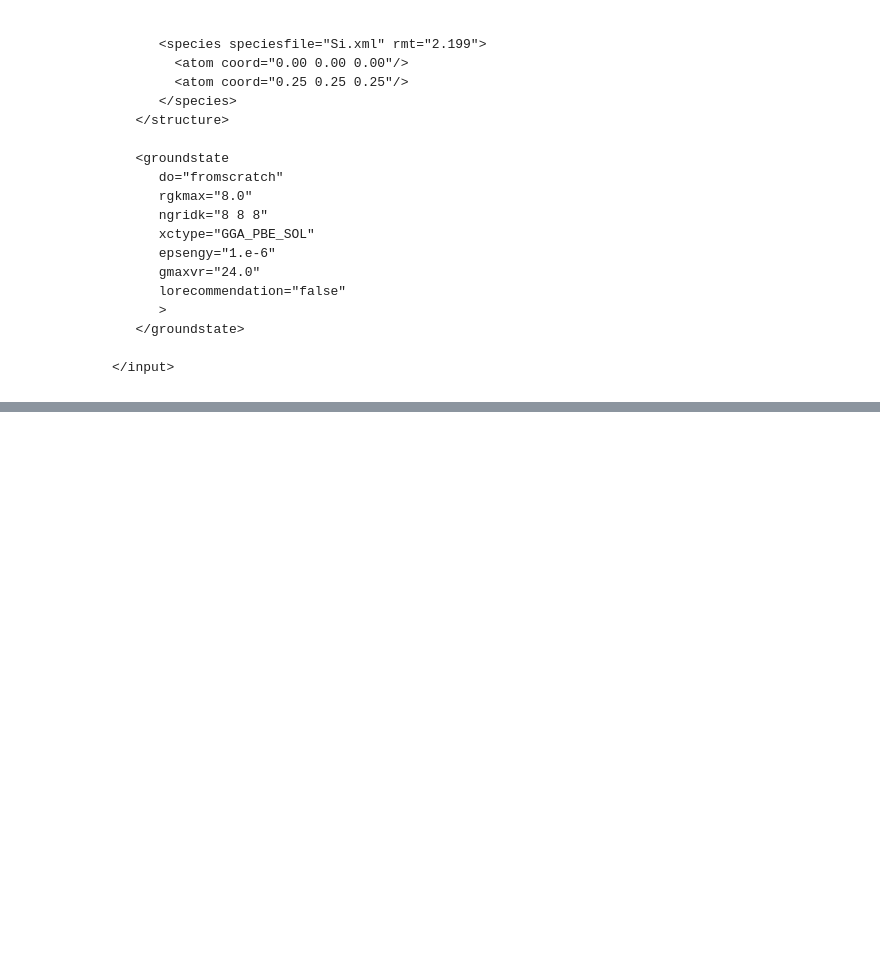
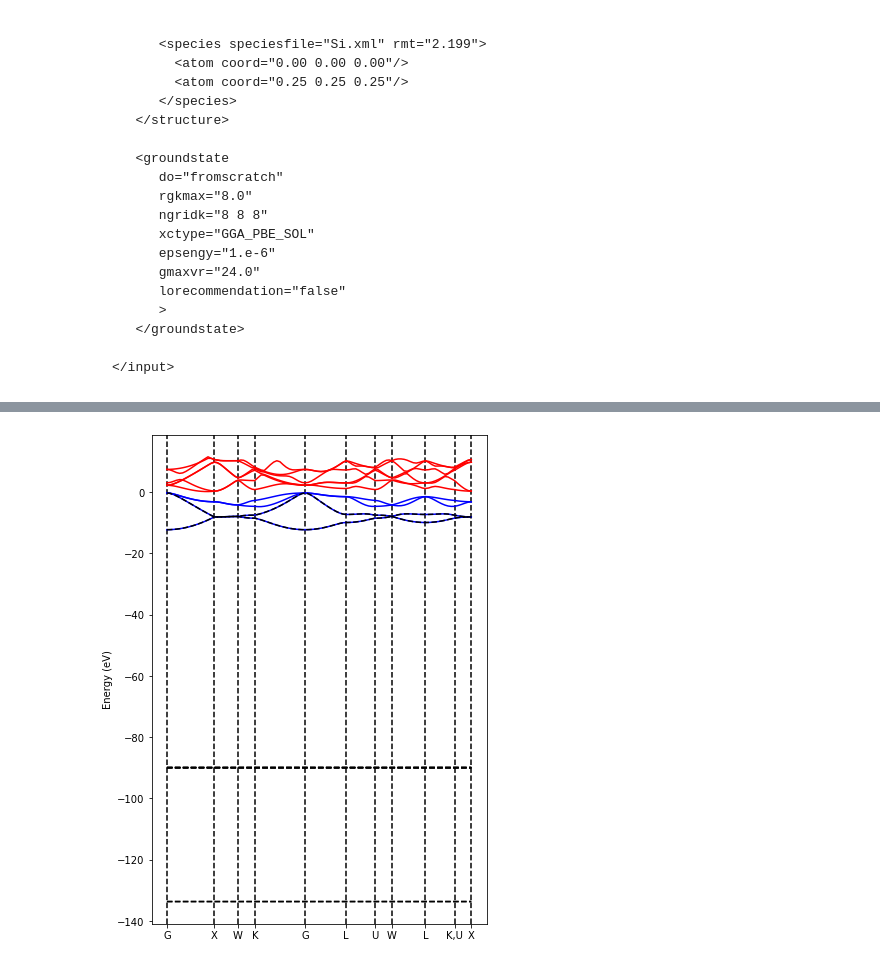
Before and after one commit to AlexBuccheri/wp_benchmarks, a Jupyter notebook: groundstate/silicon/calculations/silicon.ipynb, the cells around one changed output, grey strips where cells are left out. Saved outputs shown, nothing was run; the diff lists cells and outputs as text; code cells hidden in the pictures; blank space fills up the shorter version.

```diff
--- a/groundstate/silicon/calculations/silicon.ipynb
+++ b/groundstate/silicon/calculations/silicon.ipynb
@@ -728,0 +609,39 @@ for ib in range(0, n_bands):
+# %%
+"""
+Plot silicon band structure
+
+NOTE The band structure data with the updated species file (second_bs.xml), where shallow core states have been
+moved to the valence, gives deep bands (as expected) and some of the valance bands, but it's missing
+several valence and all conduction bands. See the black overlay.
+"""
+import matplotlib.pyplot as plt
+
+from excitingtools.parser.properties_parser import parse_band_structure_to_arrays, BandData
+
+band_data: BandData = parse_band_structure_to_arrays("bandstructure.xml")
+vertices,labels = band_data.band_path()
+
+ha_to_ev = 27.2114
+fig, ax = plt.subplots(figsize=(6, 9))
+
+ax.set_xticks(vertices)
+ax.set_xticklabels(labels)
+plt.ylabel('Energy (eV)')
+
+# Vertical lines at high symmetry points
+for x in vertices:
+    plt.axvline(x, linestyle='--', color='black')
+
+# Colour valence and conduction bands differently
+line_colour = {key:'blue' for key in range(0, 4)}
+line_colour.update({key:'red' for key in range(4, band_data.n_bands)})
+
+for ib in range(0, band_data.n_bands):
+    plt.plot(band_data.k_points, ha_to_ev * band_data.bands[:, ib], color=line_colour[ib])
+
+
+band_data2: BandData = parse_band_structure_to_arrays("second_bs.xml")
+for ib in range(0, band_data.n_bands):
+    plt.plot(band_data.k_points, ha_to_ev * band_data2.bands[:, ib], color='black', linestyle='--')
+# %% [output]
+[figure, added]
```
Also changed, not shown: parts of 5 cells of this notebook, 4 other files.
